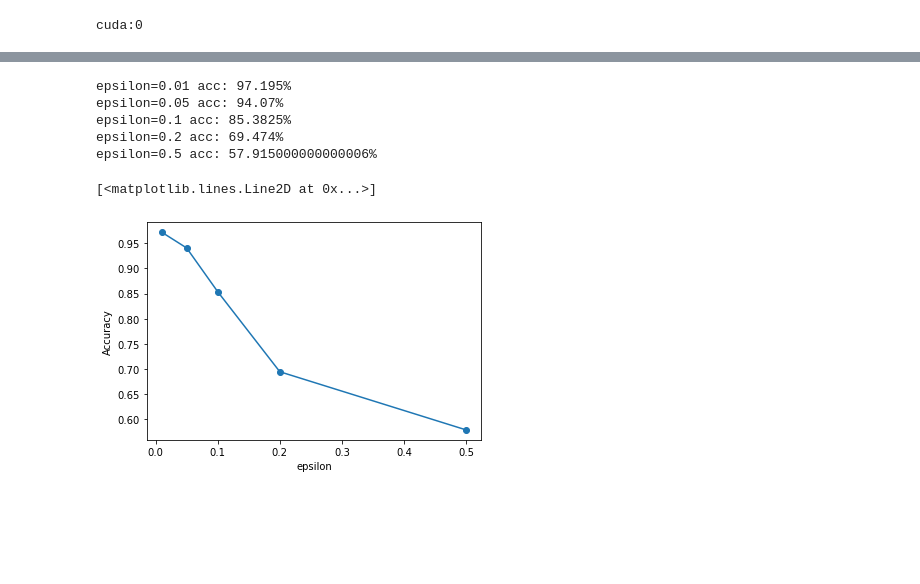
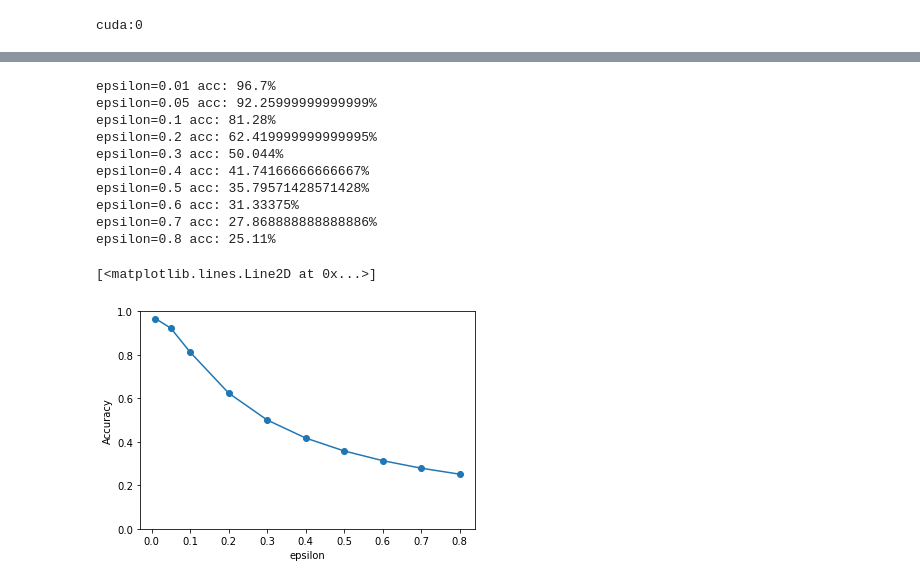
Before and after one commit to gwcrepo/FGSM-MNIST, a Jupyter notebook: FGSM-MNIST.ipynb, the cells around one changed output, grey strips where cells are left out. Drawn from its saved outputs; the diff is of its cells as text; code cells hidden in the pictures; blank space fills up the shorter version.

```diff
--- a/FGSM-MNIST.ipynb
+++ b/FGSM-MNIST.ipynb
@@ -142,7 +130,7 @@ print(f"{acc * 100}%")
 # %%
 # 寻找对抗样本，并可视化
 
-eps = [0.01, 0.05, 0.1, 0.2, 0.5]
+eps = [0.01, 0.05, 0.1, 0.2, 0.3, 0.4, 0.5, 0.6, 0.7, 0.8]
 
 for X, y in test_dataloader:
     X, y = X.to(device), y.to(device)
@@ -156,7 +144,7 @@ for X, y in test_dataloader:
     plt.figure(figsize=(15, 8))
 
     plt.subplot(121)
-    image_grid = torchvision.utils.make_grid(torch.clamp(X.grad.sign(), 0, 1))
+    image_grid = torchvision.utils.make_grid(torch.clamp(X.grad.sign(), -0.1, 0.1))
     plt.imshow(np.transpose(image_grid.cpu().numpy(), (1, 2, 0)))
 
     X_adv = X + eps[2] * X.grad.sign()
@@ -172,40 +161,48 @@ for X, y in test_dataloader:
 # %%
 # 用对抗样本替代原始样本，测试准确度
 # 探究不同epsilon对LeNet分类准确度的影响
+positive = 0
+negative = 0
 acc_list = []
 for epsilon in eps:
 
     for X, y in test_dataloader:
         X, y = X.to(device), y.to(device)
 
         X.requires_grad = True
         pred = network(X)
         network.zero_grad()
         loss = loss_fn(pred, y)
         loss.backward()
 
         X = X + epsilon * X.grad.sign()
         X_adv = torch.clamp(X, 0, 1)
 
         pred = network(X_adv)
         for item in zip(pred, y):
             if torch.argmax(item[0]) == item[1]:
                 positive += 1
             else:
                 negative += 1
 
     acc = positive / (positive + negative)
     print(f"epsilon={epsilon} acc: {acc * 100}%")
     acc_list.append(acc)
 
 plt.xlabel("epsilon")
 plt.ylabel("Accuracy")
+plt.ylim(0, 1)
 plt.plot(eps, acc_list, marker='o')
 # %% [output]
-epsilon=0.01 acc: 97.195%
-epsilon=0.05 acc: 94.07%
-epsilon=0.1 acc: 85.3825%
-epsilon=0.2 acc: 69.474%
-epsilon=0.5 acc: 57.915000000000006%
+epsilon=0.01 acc: 96.7%
+epsilon=0.05 acc: 92.25999999999999%
+epsilon=0.1 acc: 81.28%
+epsilon=0.2 acc: 62.419999999999995%
+epsilon=0.3 acc: 50.044%
+epsilon=0.4 acc: 41.74166666666667%
+epsilon=0.5 acc: 35.79571428571428%
+epsilon=0.6 acc: 31.33375%
+epsilon=0.7 acc: 27.868888888888886%
+epsilon=0.8 acc: 25.11%
 [<matplotlib.lines.Line2D at 0x...>]
-[figure, old version]
+[figure, new version]
```
Also changed, not shown: parts of 3 cells of this notebook.
